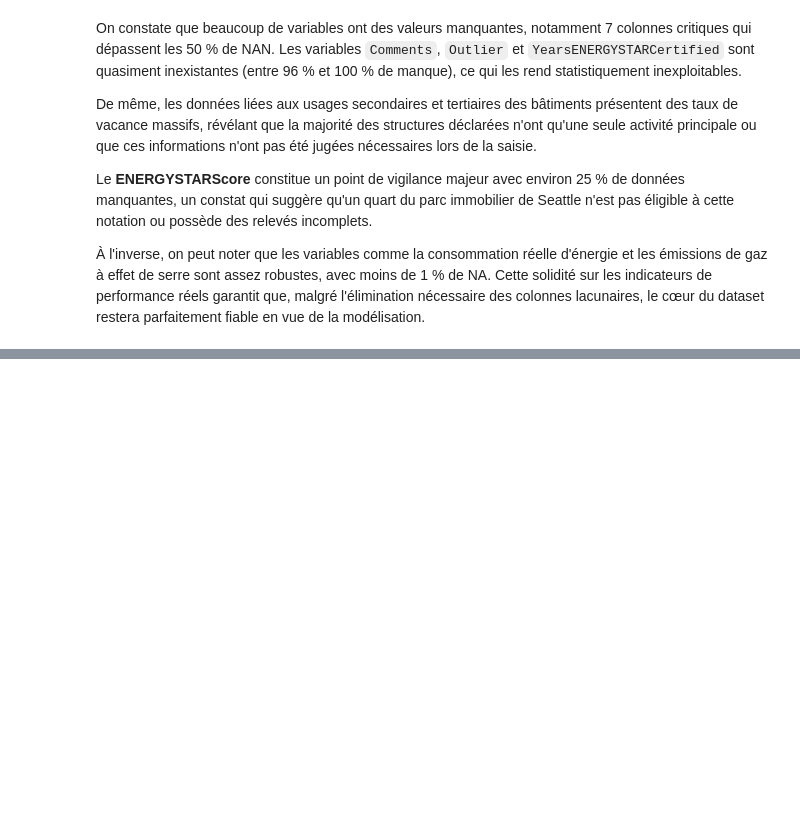
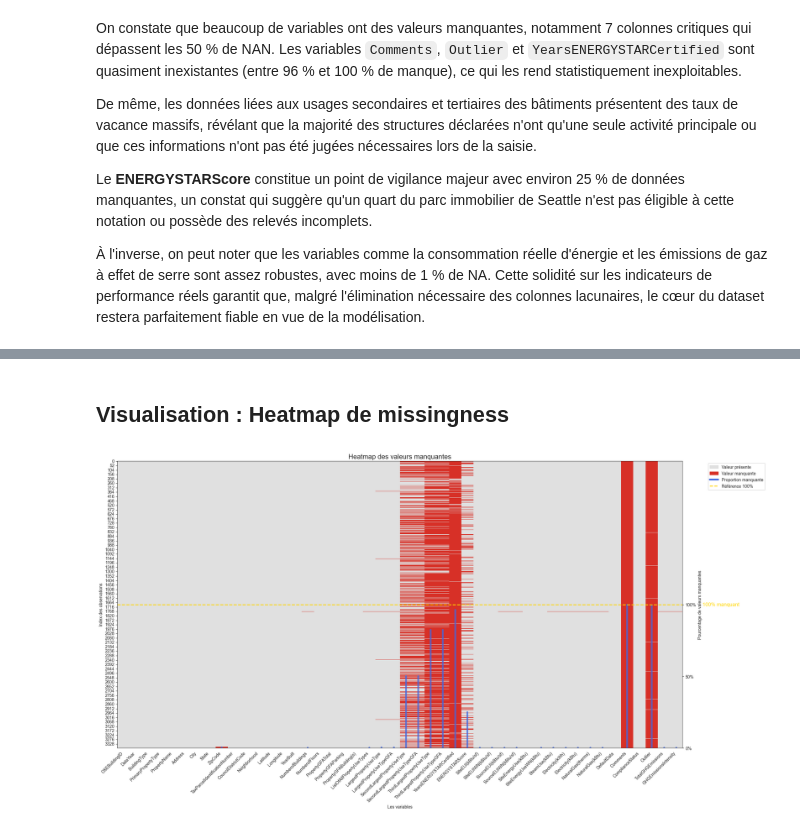
Before and after one commit to Ben10-som/ML-prediction-CO2, a Jupyter notebook: notebooks/01_data_quality_audit.ipynb, the cells around one changed output, grey strips where cells are left out. Drawn from its saved outputs; the diff is of its cells as text; code cells hidden in the pictures; blank space fills up the shorter version.

```diff
--- a/notebooks/01_data_quality_audit.ipynb
+++ b/notebooks/01_data_quality_audit.ipynb
@@ -174,2 +229,56 @@ Le **ENERGYSTARScore** constitue un point de vigilance majeur avec environ 25 %
+# %% [markdown]
+## Visualisation : Heatmap de missingness
 # %%
-# code
+
+# Calcul du pourcentage de valeurs manquantes par colonne
+missing_ratio = df_raw.isnull().mean()
+
+plt.figure(figsize=(22, 12))
+
+# Heatmap binaire
+ax = sns.heatmap(df_raw.isnull(),
+                 cbar=False,
+                 cmap=['#e0e0e0', '#d73027'])  # gris = présent, rouge = manquant
+
+# Titre et axes
+plt.title('Heatmap des valeurs manquantes', fontsize=16)
+plt.xlabel("Les variables")
+plt.ylabel("Index des observations")
+plt.xticks(rotation=45, ha='right')
+
+# Ajout des barres verticales
+n_rows = len(df_raw)
+for i, ratio in enumerate(missing_ratio):
+    bar_height = ratio * (n_rows * 0.5)  # 100% correspond à la moitié de l'axe
+    ax.plot([i+0.5, i+0.5],
+            [n_rows, n_rows - bar_height],
+            color='royalblue', linewidth=4, alpha=0.8)
+
+# Ligne jaune pour indiquer la barre des 100% manquants
+ax.axhline(y=n_rows - n_rows*0.5, color='gold', linestyle='--', linewidth=2)
+ax.text(len(missing_ratio)+0.5, n_rows - n_rows*0.5, "          100% manquant",
+        color='gold', va='center', fontsize=12)
+
+# Axe des pourcentages à gauche
+ax2 = ax.twinx()
+ax2.set_ylim(ax.get_ylim())
+ax2.set_ylabel("Pourcentage de valeurs manquantes")
+ax2.set_yticks([n_rows, n_rows - n_rows*0.25, n_rows - n_rows*0.5])
+ax2.set_yticklabels(["0%", "50%", "100%"])
+
+# Légende
+present_patch = mpatches.Patch(color='#e0e0e0', label='Valeur présente')
+missing_patch = mpatches.Patch(color='#d73027', label='Valeur manquante')
+line_patch = Line2D([0], [0], color='royalblue', linewidth=4, label='Proportion manquante')
+ref_patch = Line2D([0], [0], color='gold', linestyle='--', linewidth=2, label='Référence 100%')
+plt.legend(handles=[present_patch, missing_patch, line_patch, ref_patch],
+           loc='upper right',
+           bbox_to_anchor=(1.15, 1),
+           frameon=True)
+
+plt.tight_layout()
+plt.savefig('../figures/notebook_1/02_quality_missing_heatmap.png',
+            dpi=300, bbox_inches='tight')
+plt.show()
+# %% [output]
+[figure, added]
```
Also changed, not shown: parts of 29 cells of this notebook, 22 other files.
